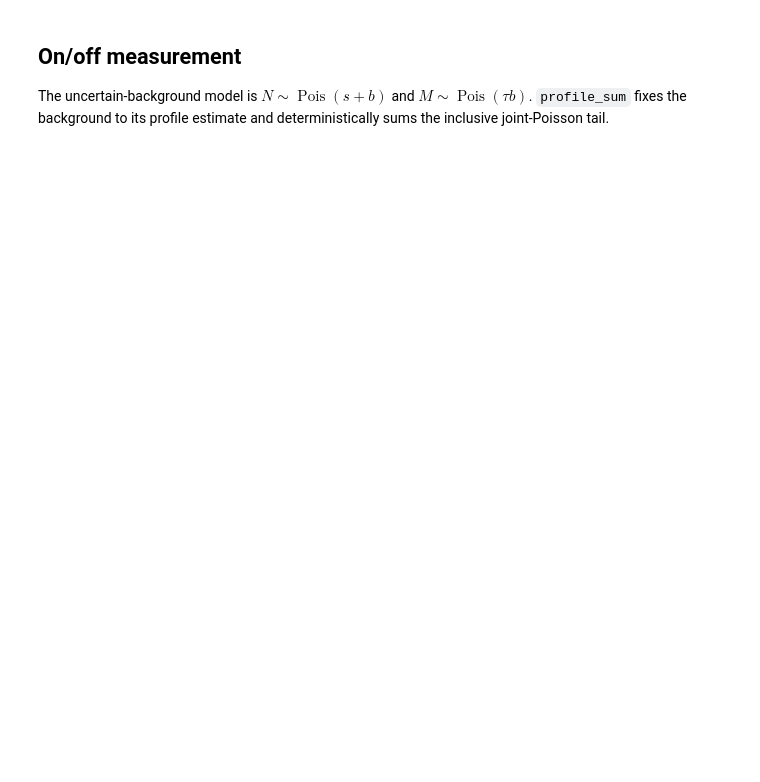
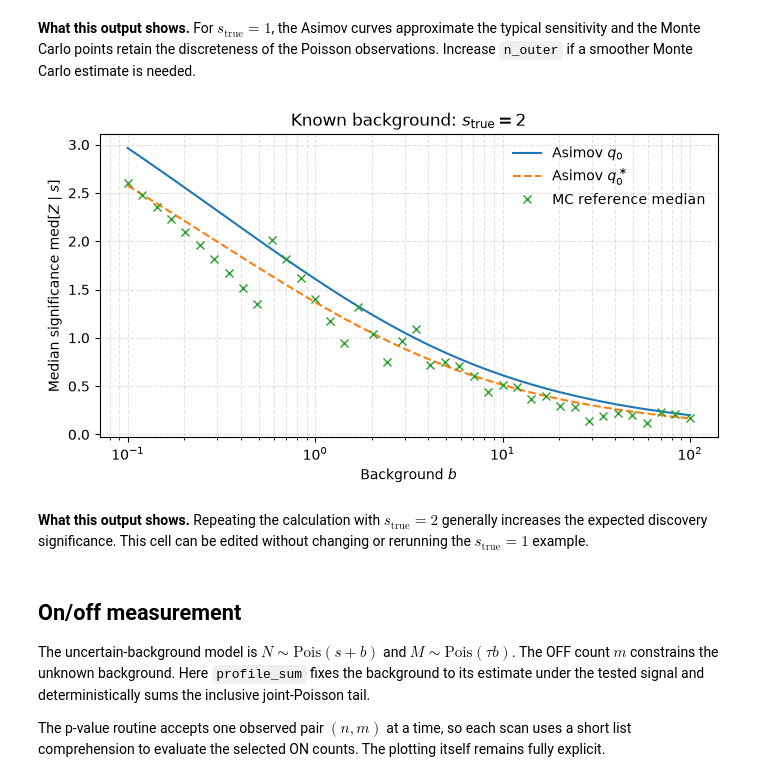
Before and after one commit to EnzoCanonero/count-significance, a Jupyter notebook: notebooks/playground.ipynb, the cells around one changed output. Drawn from its saved outputs; the diff is of its cells as text; code cells hidden in the pictures; blank space fills up the shorter version.

Commit message:
docs(notebook): expand and simplify examples

```diff
--- a/notebooks/playground.ipynb
+++ b/notebooks/playground.ipynb
@@ -42,4 +164,44 @@ ax.legend(frameon=False);
+# %% [markdown]
+**What this output shows.** For $s_{\mathrm{true}}=1$, the Asimov curves approximate the typical sensitivity and the Monte Carlo points retain the discreteness of the Poisson observations. Increase `n_outer` if a smoother Monte Carlo estimate is needed.
+# %%
+# This independent example uses a larger true signal.
+s_true = 2.0
+b_values = np.logspace(-1, 2, 40)
+
+summary = expected_significance_on(s_true, b_values, n_outer=500, seed=12346)
+
+fig, ax = plt.subplots(figsize=(7, 4))
+ax.plot(b_values, summary["Z_A_r"], label=r"Asimov $q_0$")
+ax.plot(
+    b_values,
+    summary["Z_A_rstar"],
+    "--",
+    label=r"Asimov $q_0^\ast$",
+)
+ax.plot(
+    b_values,
+    summary["Z_mc_median"],
+    "x",
+    linestyle="none",
+    label="MC reference median",
+)
+ax.set(
+    xscale="log",
+    xlabel=r"Background $b$",
+    ylabel=r"Median significance $\mathrm{med}[Z\mid s]$",
+    title=rf"Known background: $s_{{\mathrm{{true}}}}={s_true:g}$",
+)
+ax.grid(True, which="both", linestyle="--", alpha=0.35)
+ax.legend(frameon=False)
+fig.tight_layout()
+plt.show()
+# %% [output]
+[figure, added]
+# %% [markdown]
+**What this output shows.** Repeating the calculation with $s_{\mathrm{true}}=2$ generally increases the expected discovery significance. This cell can be edited without changing or rerunning the $s_{\mathrm{true}}=1$ example.
 # %% [markdown]
 ## On/off measurement
 
-The uncertain-background model is $N\sim\operatorname{Pois}(s+b)$ and $M\sim\operatorname{Pois}(\tau b)$. `profile_sum` fixes the background to its profile estimate and deterministically sums the inclusive joint-Poisson tail.
+The uncertain-background model is $N\sim\mathrm{Pois}(s+b)$ and $M\sim\mathrm{Pois}(\tau b)$. The OFF count $m$ constrains the unknown background. Here `profile_sum` fixes the background to its estimate under the tested signal and deterministically sums the inclusive joint-Poisson tail.
+
+The p-value routine accepts one observed pair $(n,m)$ at a time, so each scan uses a short list comprehension to evaluate the selected ON counts. The plotting itself remains fully explicit.
```
Also changed, not shown: parts of 25 cells of this notebook, 1 other file.
